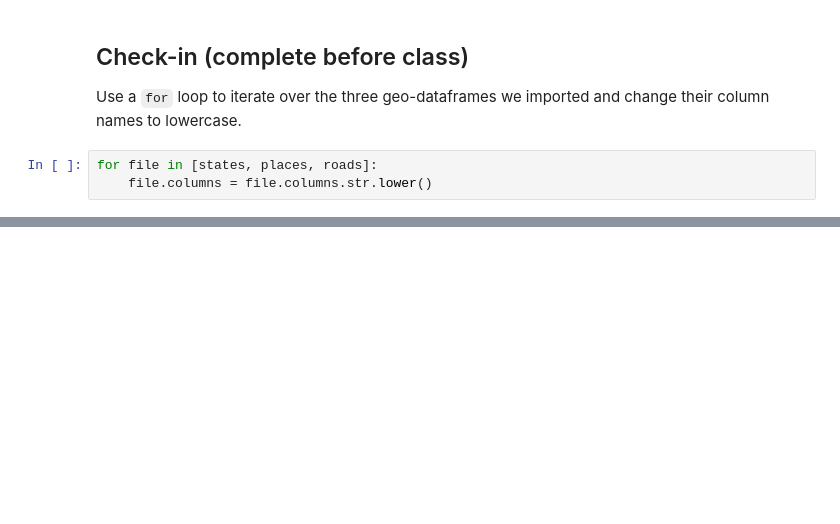
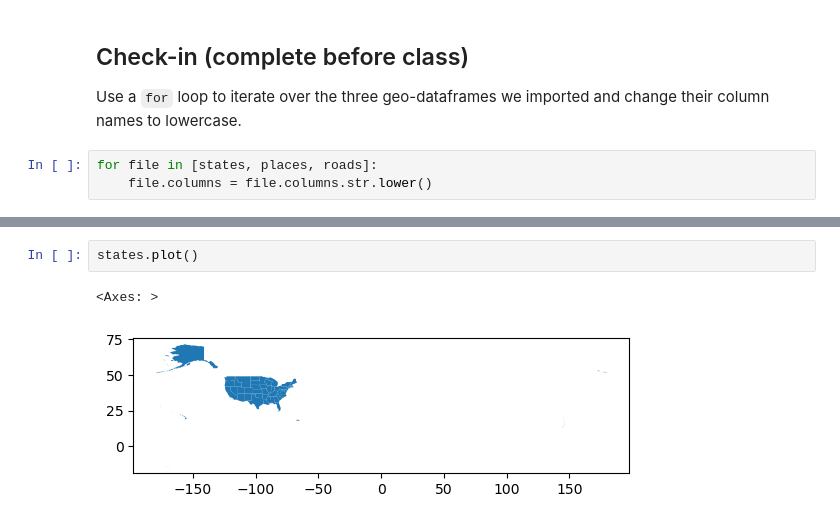
Before and after one commit to kailani-boop/eds220-in-class, a Jupyter notebook: Week7/week-7-clipping-STUDENTS.ipynb, the cells around one changed output, grey strips where cells are left out. Saved outputs shown, nothing was run; the diff lists cells and outputs as text; blank space fills up the shorter version.

```diff
--- a/Week7/week-7-clipping-STUDENTS.ipynb
+++ b/Week7/week-7-clipping-STUDENTS.ipynb
@@ -66,0 +82,5 @@ for file in [states, places, roads]:
+# %%
+states.plot()
+# %% [output]
+<Axes: >
+[figure, added]
```
Also changed, not shown: parts of 35 cells of this notebook, 1 other file.
